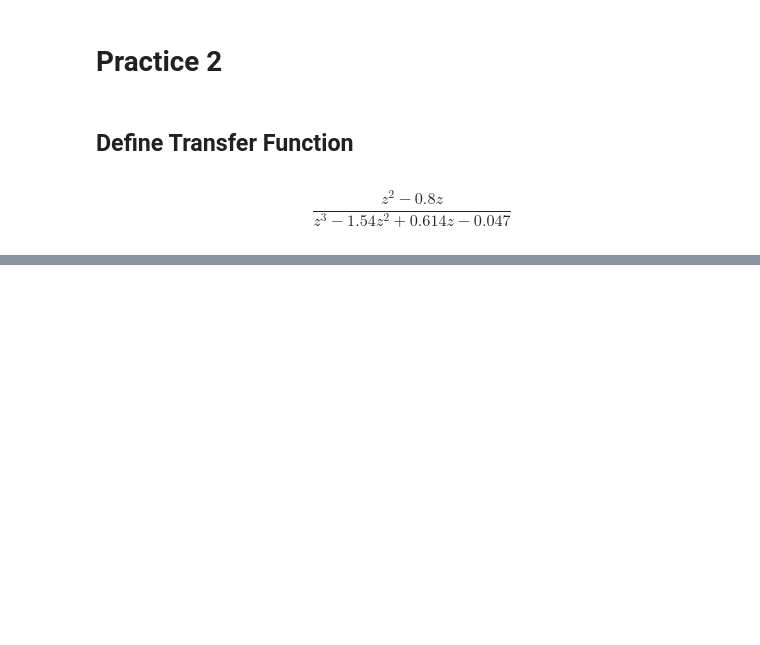
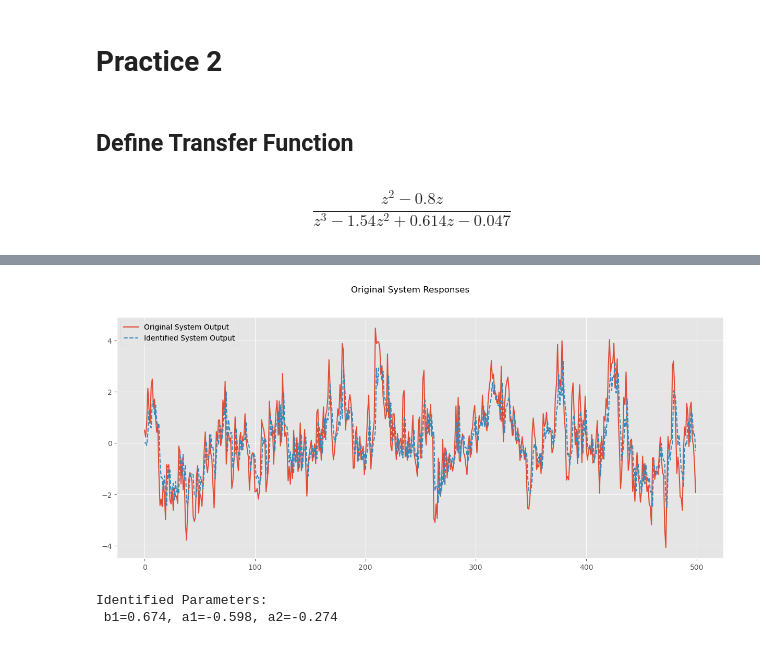
Before and after one commit to mmahdin/Computational-Intelligence-EE-AUT, a Jupyter notebook: lab/9/main.ipynb, the cells around one changed output, grey strips where cells are left out. Drawn from its saved outputs; the diff is of its cells as text; code cells hidden in the pictures; blank space fills up the shorter version.

```diff
--- a/lab/9/main.ipynb
+++ b/lab/9/main.ipynb
@@ -531,0 +651,25 @@ plt.show()
+# %%
+# Fit model to random input-output data
+params, _ = curve_fit(lambda u, b1, a1, a2: estimate_output_second_order(u, b1, a1, a2),
+                       random_input, random_output, p0=[1, 1, 1])
+
+# Extract identified parameters
+b1, a1, a2 = params
+
+# Simulate the identified system
+def identified_system(input_signal):
+    return estimate_output_second_order(input_signal, b1, a1, a2)
+
+second_o = identified_system(random_input)
+plt.figure(figsize=(15, 6))
+plt.plot(random_output, label="Original System Output")
+plt.plot(second_o, '--', label="Identified System Output")
+plt.legend()
+plt.suptitle("Original System Responses")
+plt.show()
+
+print(f"Identified Parameters:\n b1={b1:.3f}, a1={a1:.3f}, a2={a2:.3f}")
+# %% [output]
+[figure, added]
+Identified Parameters:
+ b1=0.674, a1=-0.598, a2=-0.274
```
Also changed, not shown: parts of 9 cells of this notebook.
